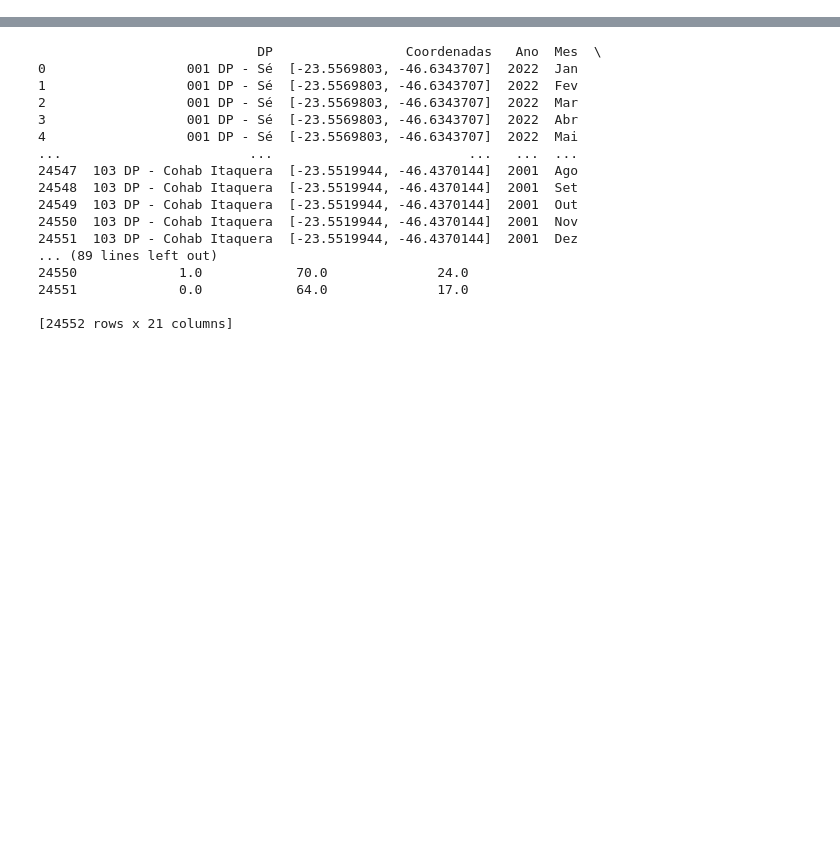
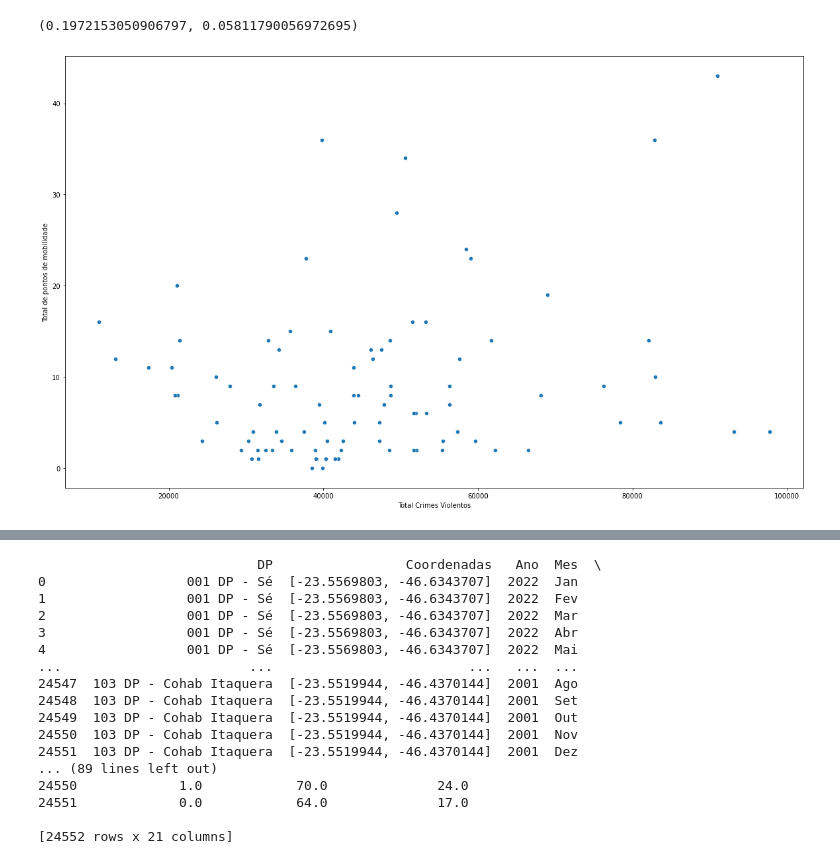
Before and after one commit to rodonoah/sp_violence_data_project, a Jupyter notebook: pds_analysis.ipynb, the cells around one changed output, grey strips where cells are left out. Saved outputs shown, nothing was run; the diff lists cells and outputs as text; code cells hidden in the pictures; blank space fills up the shorter version.

Commit message:
Visualization created for corr between violence and mobility

```diff
--- a/pds_analysis.ipynb
+++ b/pds_analysis.ipynb
@@ -8,0 +11,16 @@ import matplotlib.pyplot as plt
+# %%
+dfa = pd.read_csv('plotingviolentcrimes_Apr16202219:51:34.csv')
+dfa = dfa.set_index('Coordenadas')
+dfa = dfa.drop(columns=['Group', 'Color'])
+print(dfa)
+
+dfb = pd.read_csv('/Users/rodrigodemarchi/Desktop/sp_violence_data_project/mobility_points_dps_Apr19202223:59:58.csv')
+dfb = dfb.set_index('coordenada_dp')
+print(dfb)
+
+dfc = dfa.join(dfb)
+
+print(dfc)
+# ocurrences_column_names = df.columns.values.tolist()[4:]
+# for column in ocurrences_column_names:
+#     df[column] = pd.to_numeric(df[column], errors='coerce')
@@ -8,0 +45,12 @@ import matplotlib.pyplot as plt
+# %%
+plt.figure(figsize=(20,12))
+ax = sns.scatterplot(x="Total Ocorrencias", y="mobility_points", data=dfc)
+# ax.set_title("Mobilidade Urbana vs Violencia por Distrito")
+ax.set_xlabel("Total Crimes Violentos")
+ax.set_ylabel("Total de pontos de mobilidade")
+plt.savefig('corr_mobility_crimes.png')
+
+stats.pearsonr(dfc["Total Ocorrencias"], dfc["mobility_points"])
+# %% [output]
+(0.1972153050906797, 0.05811790056972695)
+[figure, added]
```
Also changed, not shown: parts of 4 cells of this notebook, 2 other files.
